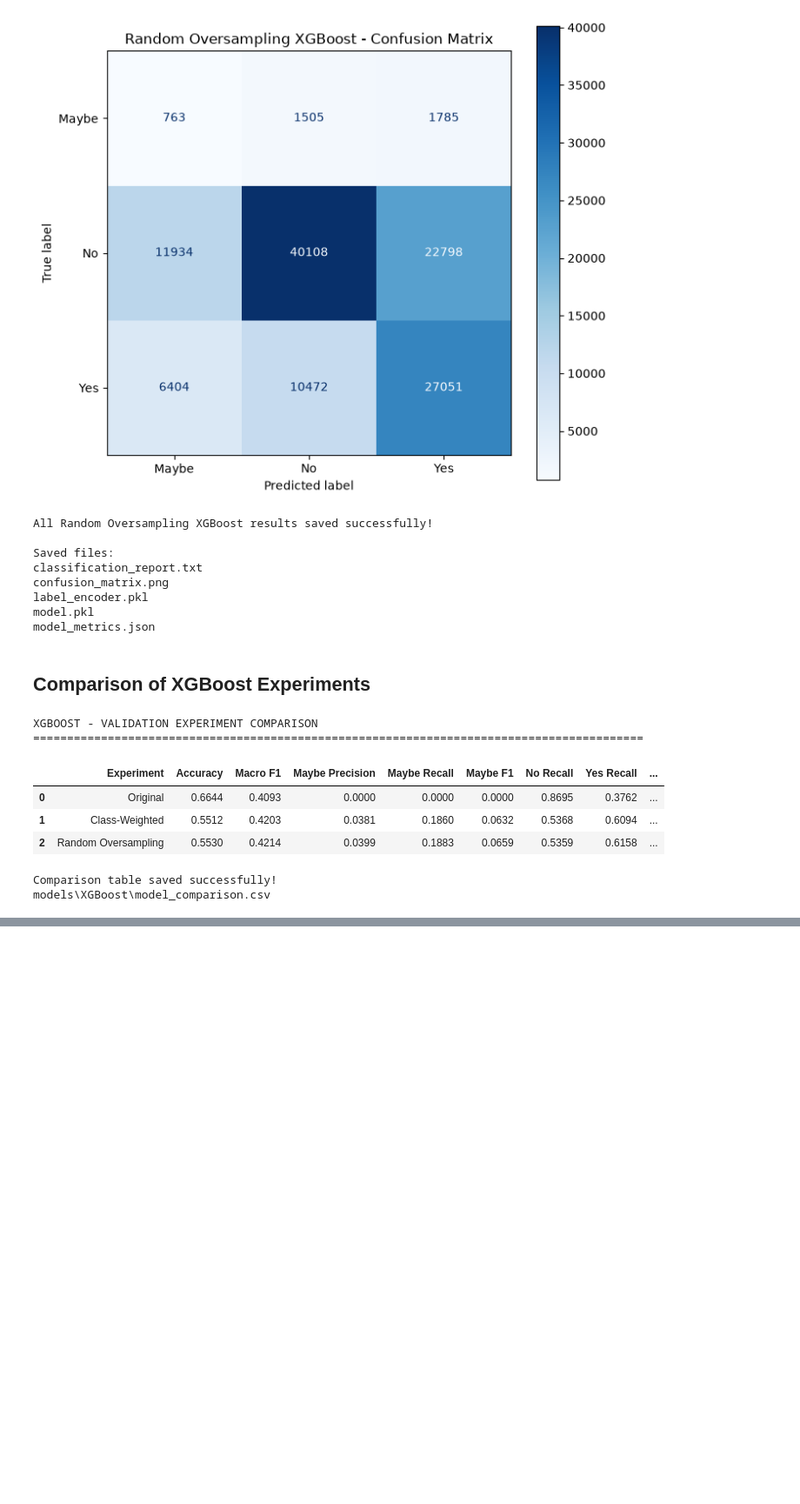
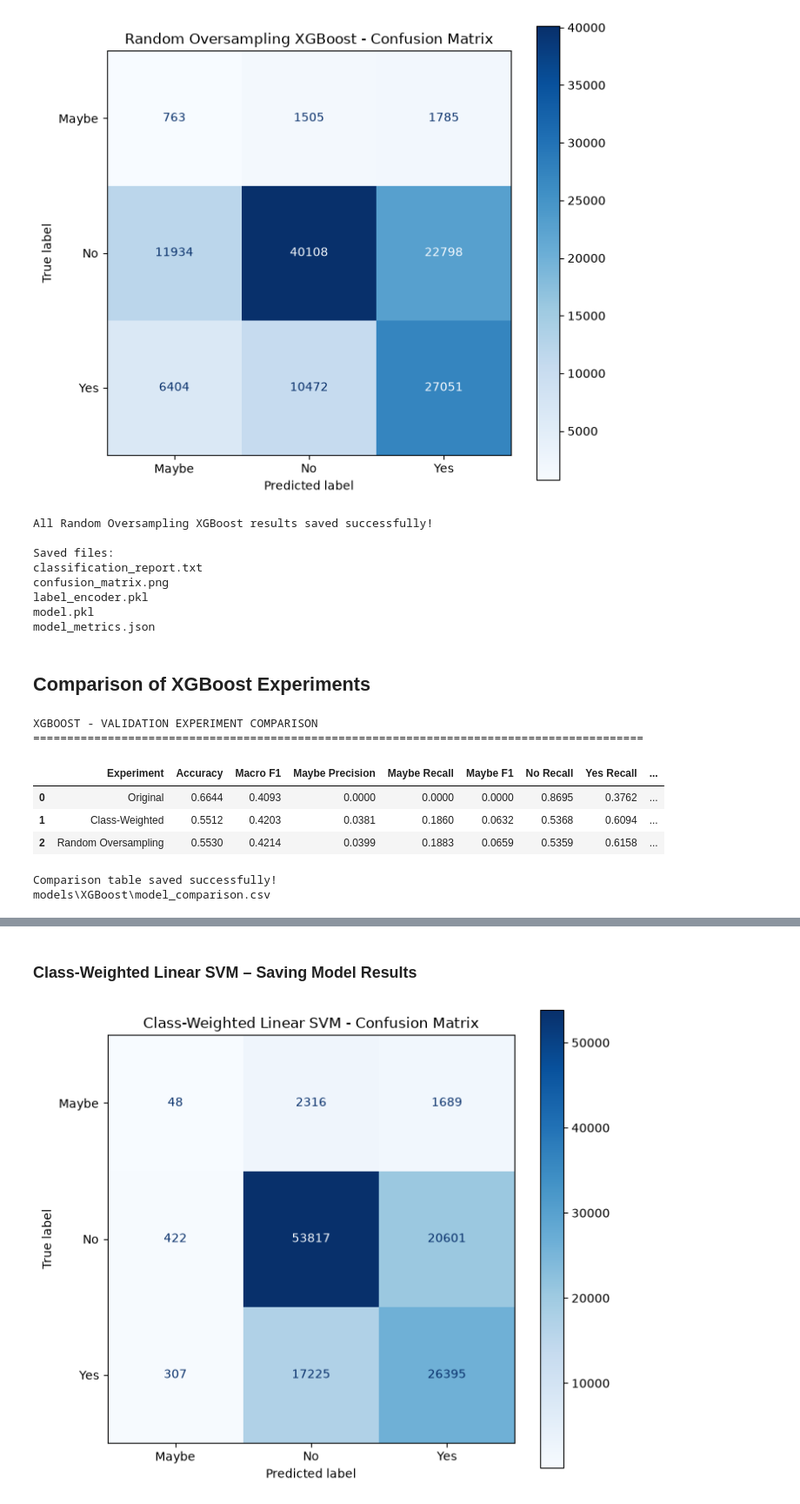
Before and after one commit to IreneStephen-DS/Indian_Tourism_ML, a Jupyter notebook: ProjectFiles/project.ipynb, the cells around one changed output, grey strips where cells are left out. Shown at 87% size. Saved outputs shown, nothing was run; the diff lists cells and outputs as text; code cells hidden in the pictures; blank space fills up the shorter version.

```diff
--- a/ProjectFiles/project.ipynb
+++ b/ProjectFiles/project.ipynb
@@ -5006,0 +5333,6 @@ models\XGBoost\model_comparison.csv
+# %%
+# Predict validation labels
+y_pred_svm_balanced = linear_svm_balanced_model.predict(X_val)
+
+print("Class-Weighted Linear SVM - First 10 Predictions:")
+print(y_pred_svm_balanced[:10])
@@ -5006,0 +5509,73 @@ models\XGBoost\model_comparison.csv
+# %% [markdown]
+### Class-Weighted Linear SVM – Saving Model Results
+# %%
+import joblib
+import json
+from pathlib import Path
+from sklearn.metrics import ConfusionMatrixDisplay
+import matplotlib.pyplot as plt
+
+# Create experiment folder
+svm_balanced_folder = svm_folder / "Class_Weighted"
+svm_balanced_folder.mkdir(parents=True, exist_ok=True)
+
+# Save trained model
+joblib.dump(
+    linear_svm_balanced_model,
+    svm_balanced_folder / "model.pkl"
+)
+
+# Save classification report
+with open(
+    svm_balanced_folder / "classification_report.txt",
+    "w"
+) as file:
+    file.write(svm_balanced_report)
+
+# Save confusion matrix
+display_cm = ConfusionMatrixDisplay(
+    confusion_matrix=svm_balanced_cm,
+    display_labels=["Maybe", "No", "Yes"]
+)
+
+fig, ax = plt.subplots(figsize=(7, 6))
+
+display_cm.plot(
+    cmap="Blues",
+    values_format="d",
+    ax=ax
+)
+
+plt.title("Class-Weighted Linear SVM - Confusion Matrix")
+plt.tight_layout()
+
+plt.savefig(
+    svm_balanced_folder / "confusion_matrix.png",
+    dpi=300,
+    bbox_inches="tight"
+)
+
+plt.show()
+plt.close()
+
+# Save model metrics
+svm_balanced_metrics = {
+    "model": "Class-Weighted Linear SVM",
+    "accuracy": float(svm_balanced_accuracy),
+    "macro_f1_score": float(svm_balanced_macro_f1),
+    "training_time_seconds": float(training_time_svm_balanced)
+}
+
+with open(
+    svm_balanced_folder / "model_metrics.json",
+    "w"
+) as file:
+    json.dump(svm_balanced_metrics, file, indent=4)
+
+print("Class-Weighted Linear SVM results saved successfully!")
+
+print("\nSaved files:")
+for file_path in svm_balanced_folder.iterdir():
+    print(file_path.name)
+# %% [output]
+[figure, added]
```
Also changed, not shown: parts of 20 cells of this notebook.
